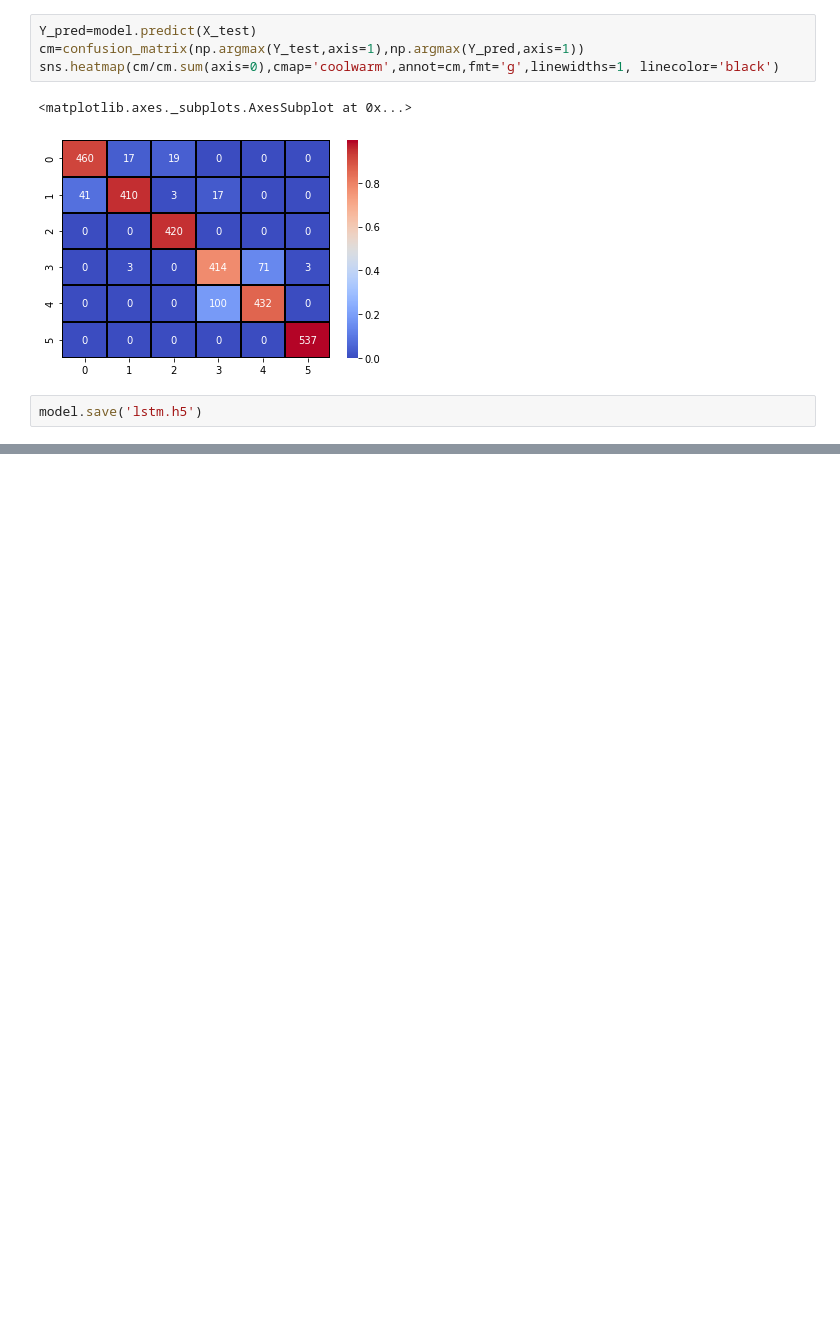
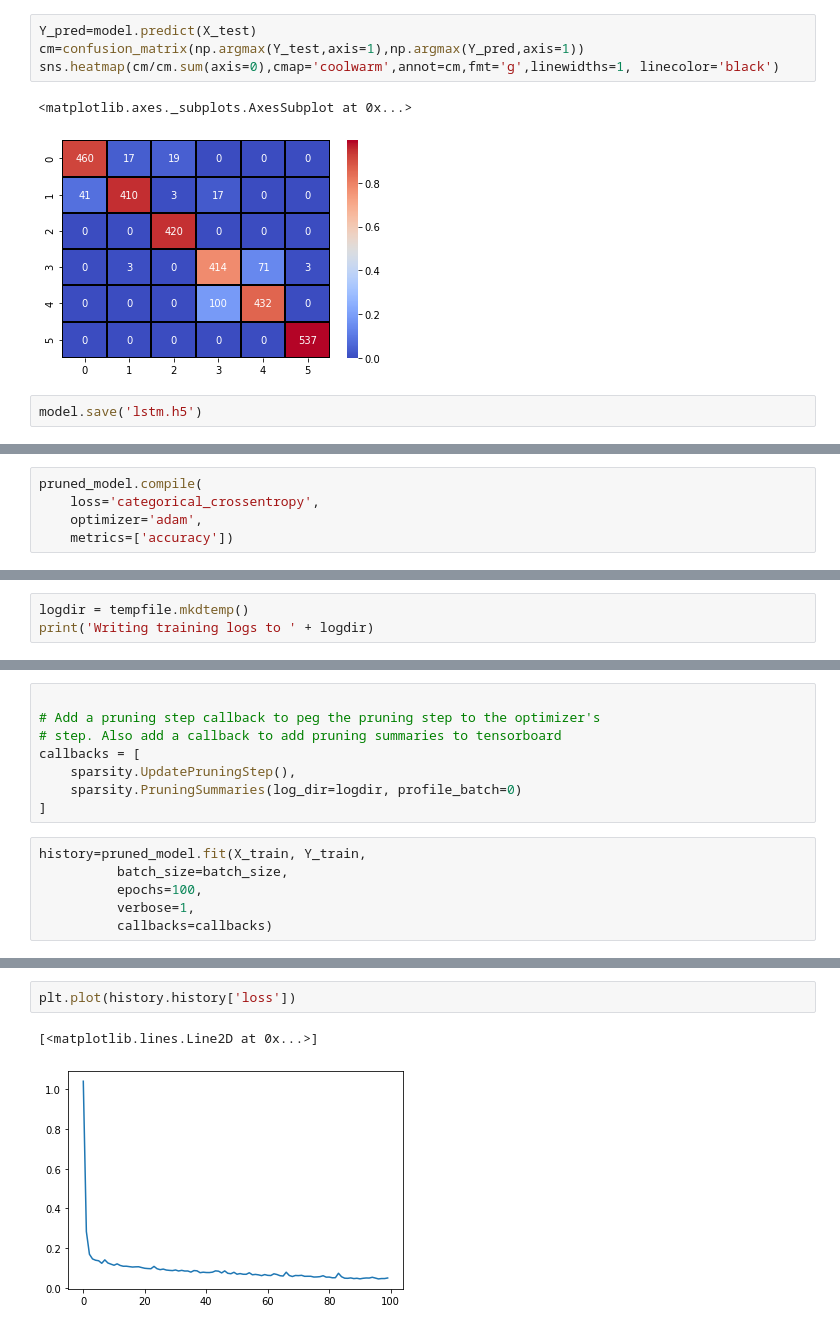
Before and after one commit to AnirbanMukherjeeXD/human-activity-recognition, a Jupyter notebook: HAR_RNN.ipynb, the cells around one changed output, grey strips where cells are left out. Cells and saved outputs as stored; diff of their text form; blank space fills up the shorter version.

```diff
--- a/HAR_RNN.ipynb
+++ b/HAR_RNN.ipynb
@@ -293,0 +356,5 @@ model.save('lstm.h5')
+# %%
+pruned_model.compile(
+    loss='categorical_crossentropy',
+    optimizer='adam',
+    metrics=['accuracy'])
@@ -293,0 +364,3 @@ model.save('lstm.h5')
+# %%
+logdir = tempfile.mkdtemp()
+print('Writing training logs to ' + logdir)
@@ -293,0 +369,14 @@ model.save('lstm.h5')
+# %%
+
+# Add a pruning step callback to peg the pruning step to the optimizer's
+# step. Also add a callback to add pruning summaries to tensorboard
+callbacks = [
+    sparsity.UpdatePruningStep(),
+    sparsity.PruningSummaries(log_dir=logdir, profile_batch=0)
+]
+# %%
+history=pruned_model.fit(X_train, Y_train,
+          batch_size=batch_size,
+          epochs=100,
+          verbose=1,
+          callbacks=callbacks)
@@ -293,0 +401,5 @@ model.save('lstm.h5')
+# %%
+plt.plot(history.history['loss'])
+# %% [output]
+[<matplotlib.lines.Line2D at 0x...>]
+[figure, added]
```
Also changed, not shown: parts of 17 cells of this notebook.
